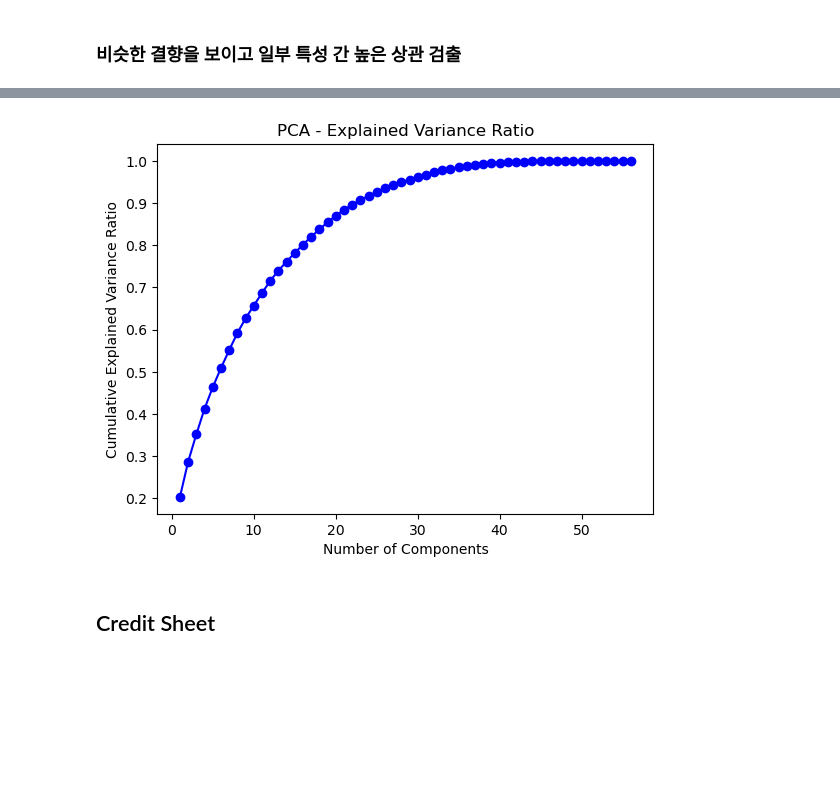
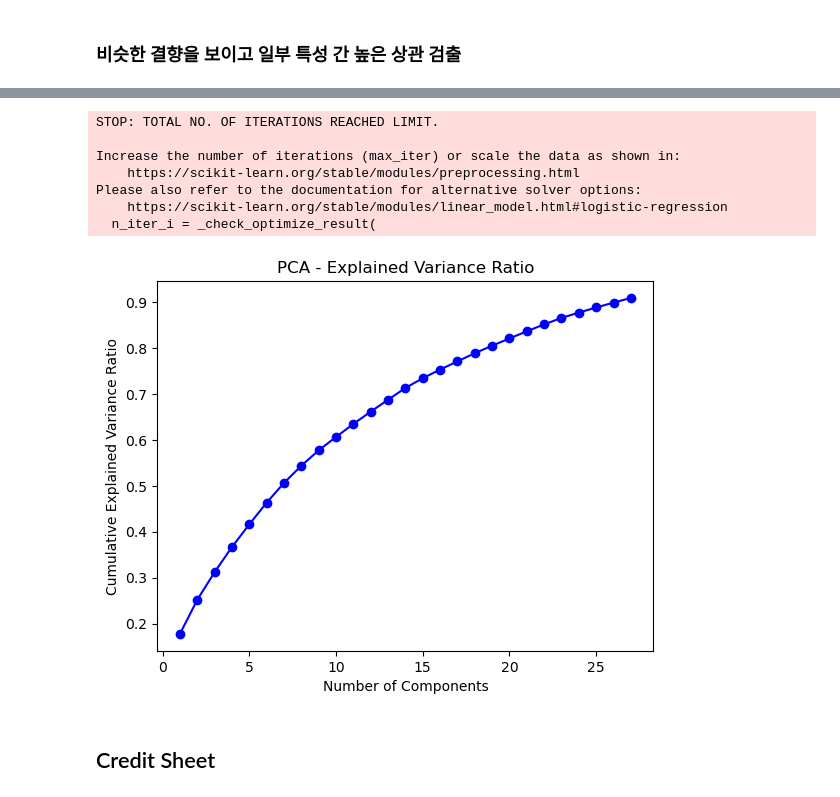
Before and after one commit to irregular6612/Dacon-Card-Classification, a Jupyter notebook: main.ipynb, the cells around one changed output, grey strips where cells are left out. Saved outputs shown, nothing was run; the diff lists cells and outputs as text; code cells hidden in the pictures; blank space fills up the shorter version.

```diff
--- a/main.ipynb
+++ b/main.ipynb
@@ -97,17 +119,13 @@ memory usage: 235.0+ MB
 # %%
-globals()['customer_train_07'].drop(columns=['ID'], inplace=True)
-string_col_names = ['연령', '상품관련면제카드수_B0M', '임직원면제카드수_B0M', '우수회원면제카드수_B0M', '기타면제카드수_B0M']
-def change_df_type_str2int(df: pd.DataFrame, col: str):
-    df[col] = df[col].astype(str).str.replace(r'[^0-9]', '', regex=True)
+string_col_names = ['연령', '연회비발생카드수_B0M', '상품관련면제카드수_B0M', '임직원면제카드수_B0M', '우수회원면제카드수_B0M', '기타면제카드수_B0M']
+
+def change_df_type_str2int(df: pd.DataFrame, cols: list):
+    for col in cols:
+        df[col] = df[col].astype(str).str.replace(r'[^0-9]', '', regex=True)
+    df[cols] = df[cols].astype(int)
     return df
 
-for col in string_col_names:
-    globals()['customer_train_07'] = change_df_type_str2int(globals()['customer_train_07'], col)
-
-# change target col to int
-target_col = 'Segment'
-le = LabelEncoder()
-globals()['customer_train_07'][target_col] = le.fit_transform(globals()['customer_train_07'][target_col])
+globals()['customer_train_07'] = change_df_type_str2int(globals()['customer_train_07'], string_col_names)
 # %%
 globals()['customer_train_07'].head()
 # %% [output]
@@ -189 +250,3 @@ len(number_cols)
+# %%
+globals()['customer_train_07'].fillna(0, inplace=True)
 # %%
@@ -243,8 +366,11 @@ confusion_matrix_plot(globals()['customer_train_08'], number_cols, 'customer_tra
 # %%
 # 1. 상관관계가 높은 변수 중 하나 선택
 # 도메인 지식을 바탕으로 더 중요한 변수 선택
-def dimension_reduction(df: pd.DataFrame, numeric_columns: list):
-    correlation = df[numeric_columns].corr()
+def dimension_reduction(df: pd.DataFrame):
+    if 'Segment' in df.columns:
+        correlation = df.drop(columns=['Segment']).corr()
+    else:
+        correlation = df.corr()
     high_correlation = correlation.mask(abs(correlation) <= 0.9, 0)
 
     print("높은 상관관계를 가진 변수쌍:")
@@ -260,17 +386,25 @@ def dimension_reduction(df: pd.DataFrame, numeric_columns: list):
 
     # 데이터 스케일링
     scaler = StandardScaler()
-    scaled_data = scaler.fit_transform(df[numeric_columns])
+    if 'Segment' in df.columns:
+        scaled_data = scaler.fit_transform(df.drop(columns=['Segment']))
+    else:
+        scaled_data = scaler.fit_transform(df)
 
     # PCA 적용
-    pca = PCA()
+    pca = PCA(n_components=0.9)
     pca_data = pca.fit_transform(scaled_data)
+    print(f"PCA Data Shape: {pca_data.shape}")
+    print(pca.components_)
 
     # 설명된 분산 비율 확인
     explained_variance_ratio = pca.explained_variance_ratio_
     cumulative_variance_ratio = np.cumsum(explained_variance_ratio)
 
-    pca.components_
+    pca_model = LogisticRegression()
+    pca_model.fit(pca_data, globals()[f"customer_train_{month}"]["Segment"])
+    print("Train Score: ", pca_model.score(pca_data, globals()[f"customer_train_{month}"]["Segment"]))
+
 
     # 결과 시각화
     import matplotlib.pyplot as plt
@@ -283,6 +417,7 @@ def dimension_reduction(df: pd.DataFrame, numeric_columns: list):
     plt.show()
 
 # 차원 축소 65개 -> 30개 정도의 feature로도 충분히 기능할 것으로 예상.
-dimension_reduction(globals()['customer_train_07'], number_cols)
+# 0.823 -> 0.843
+dimension_reduction(globals()['customer_train_07'])
 # %% [output]
 높은 상관관계를 가진 변수쌍:
@@ -305,4 +440,11 @@ dimension_reduction(globals()['customer_train_07'], number_cols)
+STOP: TOTAL NO. OF ITERATIONS REACHED LIMIT.
+
+Increase the number of iterations (max_iter) or scale the data as shown in:
+    https://scikit-learn.org/stable/modules/preprocessing.html
+Please also refer to the documentation for alternative solver options:
+    https://scikit-learn.org/stable/modules/linear_model.html#logistic-regression
+  n_iter_i = _check_optimize_result(
-[figure, old version]
+[figure, new version]
 # %% [markdown]
 ## Credit Sheet
 # %% [markdown]
```
Also changed, not shown: parts of 48 cells of this notebook, 1 other file.
